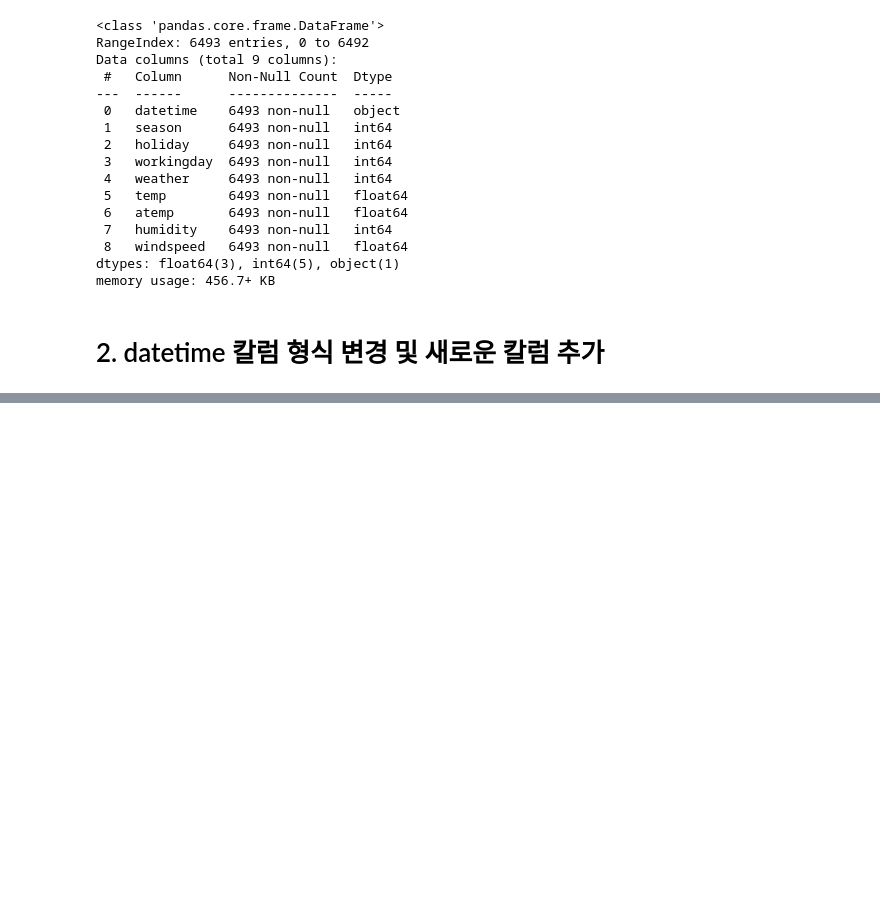
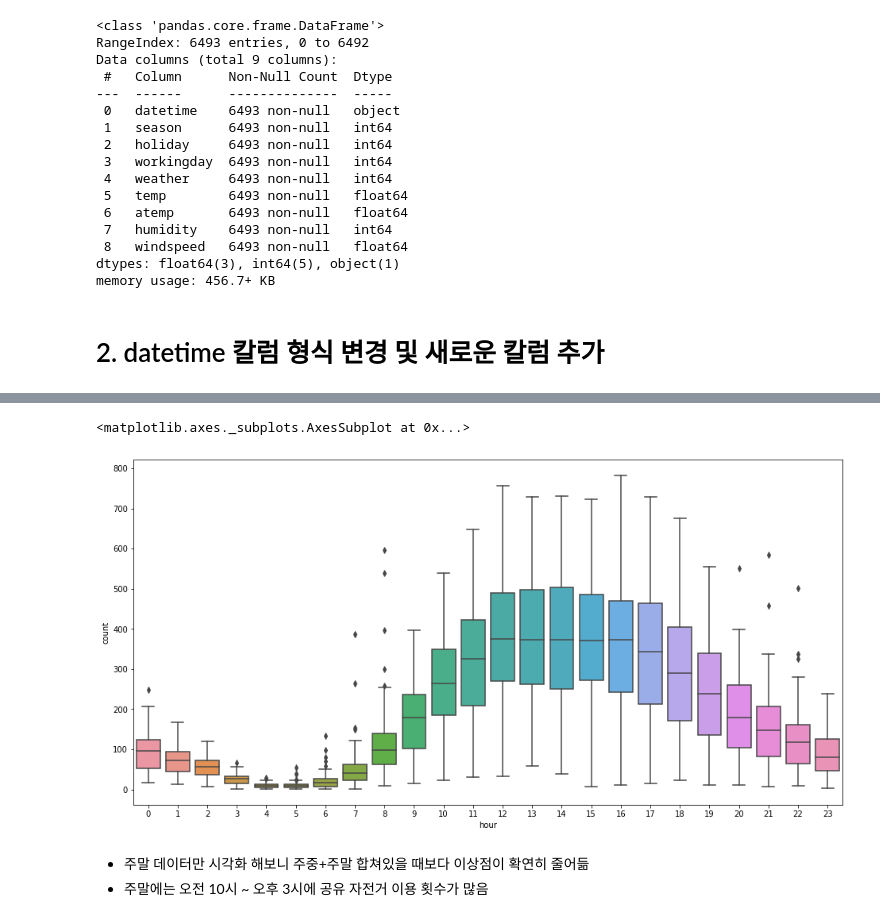
Before and after one commit to psuny1116/kaggle, a Jupyter notebook: Bike Sharing Demand.ipynb, the cells around one changed output, grey strips where cells are left out. Drawn from its saved outputs; the diff is of its cells as text; code cells hidden in the pictures; blank space fills up the shorter version.

```diff
--- a/Bike Sharing Demand.ipynb
+++ b/Bike Sharing Demand.ipynb
@@ -127,0 +202,5 @@ memory usage: 456.7+ KB
+# %%
+# 주말
+
+weekend = train[train['workingday'] == 0]     # workingday = 0이 주말
+weekend
@@ -127,0 +221,9 @@ memory usage: 456.7+ KB
+# %%
+plt.figure(figsize = (16, 8))
+sns.boxplot(weekend['hour'], weekend['count'])
+# %% [output]
+<matplotlib.axes._subplots.AxesSubplot at 0x...>
+[figure, added]
+# %% [markdown]
+- 주말 데이터만 시각화 해보니 주중+주말 합쳐있을 때보다 이상점이 확연히 줄어듦
+- 주말에는 오전 10시 ~ 오후 3시에 공유 자전거 이용 횟수가 많음
```
Also changed, not shown: parts of 19 cells of this notebook.
